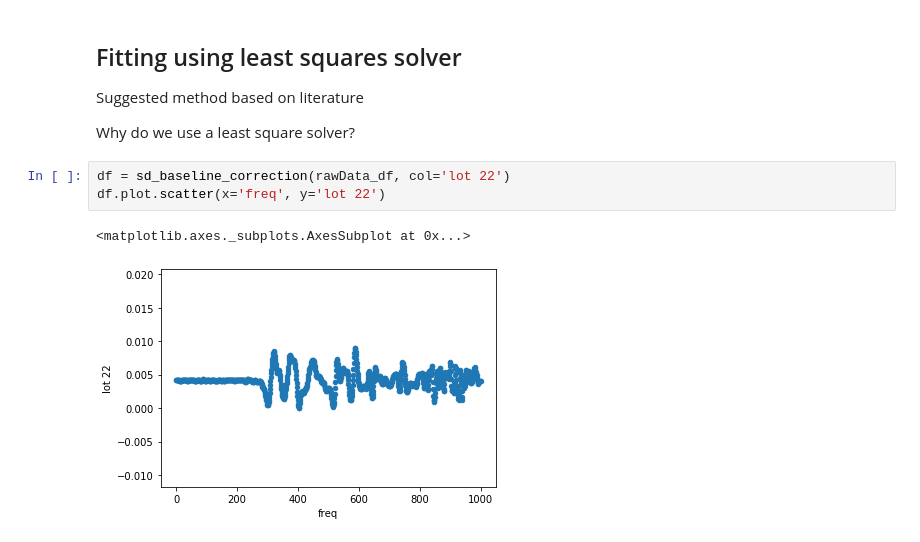
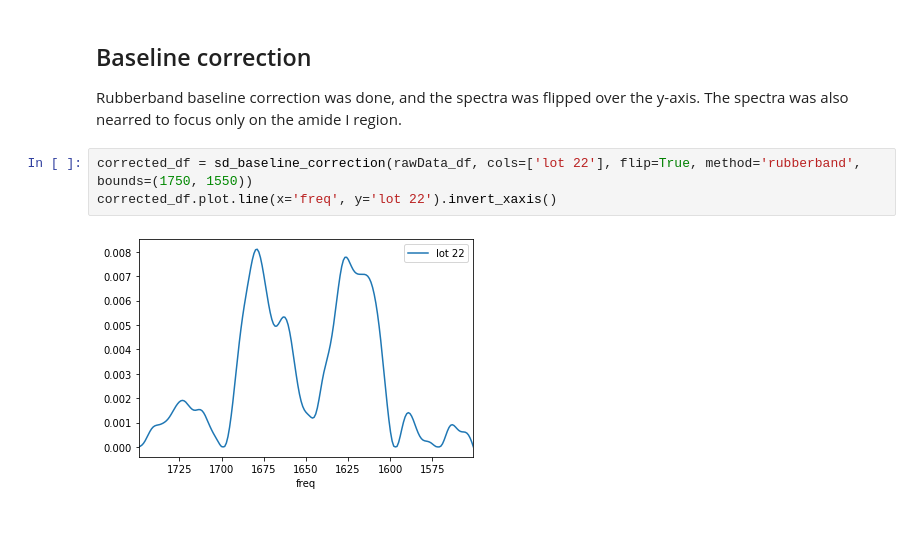
Before and after one commit to liljerri/ftir_data_analytics, a Jupyter notebook: scripts/nikki data/icatibant lot 22.ipynb, the cells around one changed output. Cells and saved outputs as stored; diff of their text form.

```diff
--- a/scripts/nikki data/icatibant lot 22.ipynb
+++ b/scripts/nikki data/icatibant lot 22.ipynb
@@ -24,13 +27,11 @@ sample_names = list(rawData_df.columns)[1:]
-# %% [markdown]
-## Fitting using least squares solver
-Suggested method based on literature
-
-Why do we use a least square solver?
+# %% [markdown]
+## Baseline correction
+
+Rubberband baseline correction was done, and the spectra was flipped over the y-axis. The spectra was also nearred to focus only on the amide I region.
 # %%
-df = sd_baseline_correction(rawData_df, col='lot 22')
-df.plot.scatter(x='freq', y='lot 22')
+corrected_df = sd_baseline_correction(rawData_df, cols=['lot 22'], flip=True, method='rubberband', bounds=(1750, 1550))
+corrected_df.plot.line(x='freq', y='lot 22').invert_xaxis()
 # %% [output]
-<matplotlib.axes._subplots.AxesSubplot at 0x...>
-[figure, old version]
+[figure, new version]
 # %%
 index = 1
```
Also changed, not shown: parts of 18 cells of this notebook, 5 other files.
